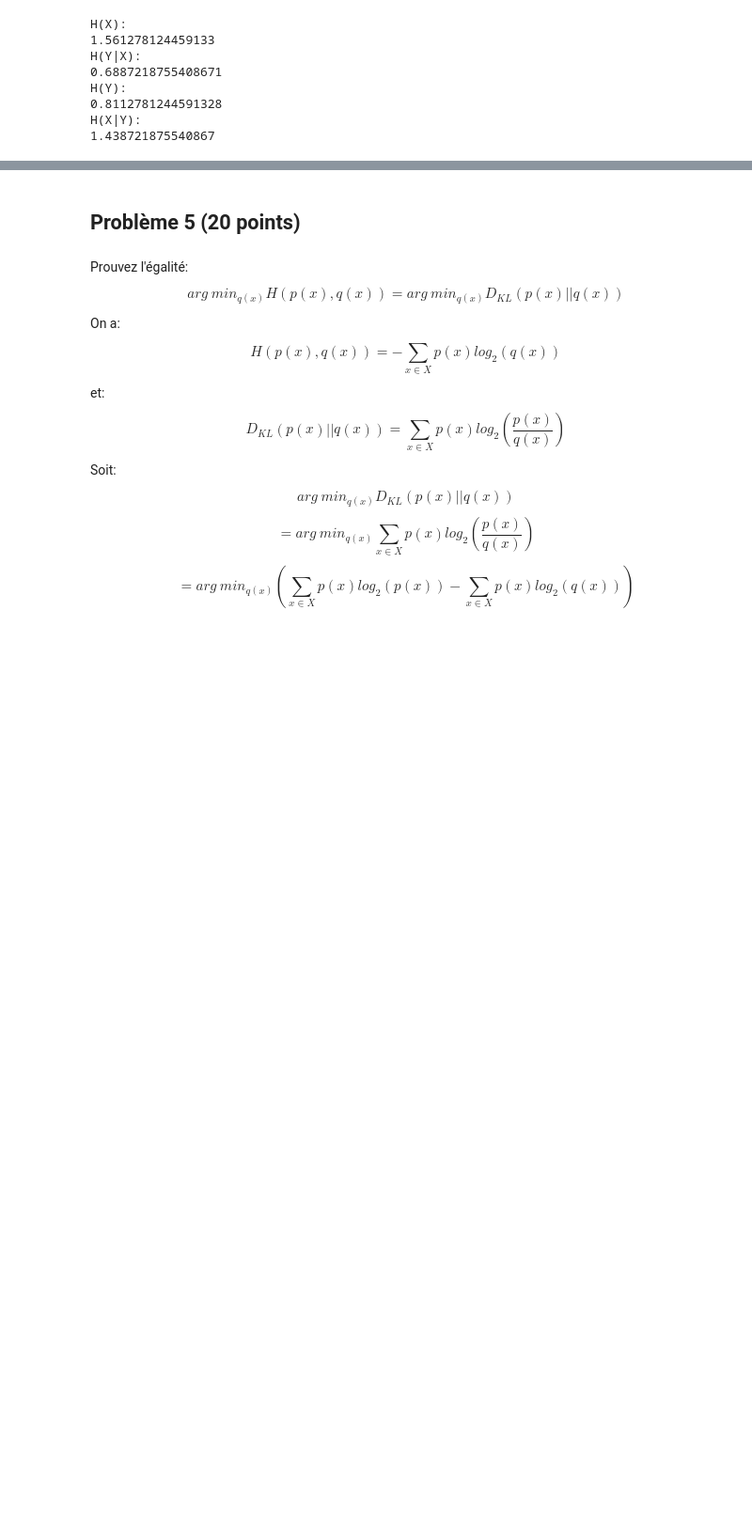
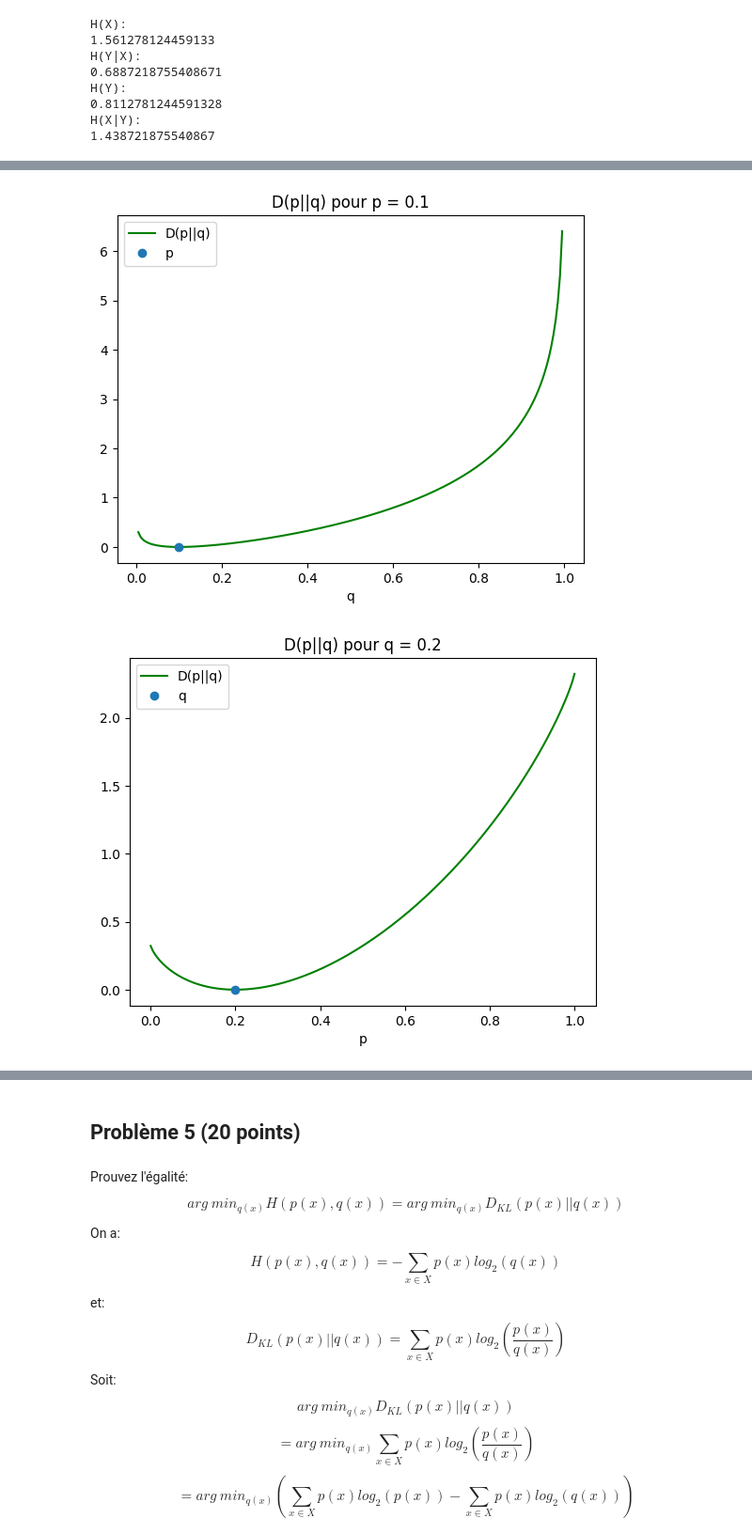
Before and after one commit to Arkanthara/information_theory_for_data_science_and_machine_learning, a Jupyter notebook: Michel_Donnet_Problem_Set_7.ipynb, the cells around one changed output, grey strips where cells are left out. Shown: that part at 94% size. Cells and saved outputs as stored; diff of their text form; code cells hidden in the pictures; blank space fills up the shorter version.

```diff
--- a/Michel_Donnet_Problem_Set_7.ipynb
+++ b/Michel_Donnet_Problem_Set_7.ipynb
@@ -91,8 +77,8 @@ $$p(Y = 1) = \frac{1}{4} + \frac{1}{4} + \frac{1}{4} = \frac{3}{4}$$
 # %%
 import numpy as np
 
-result = 1/4 * np.log2(4/3) + 1/2 * np.log2(8/9) + 1/4 * np.log2(4/3)
-print(result)
+I_X_Y = 1/4 * np.log2(4/3) + 1/2 * np.log2(8/9) + 1/4 * np.log2(4/3)
+print(I_X_Y)
 # %% [output]
 0.12255624891826565
 # %% [markdown]
@@ -156,0 +153,11 @@ print(0.8112781244591328 - 0.6887218755408671)
+# %%
+import numpy as np
+
+def divergence_KL(p, q, x):
+    result = 0
+    for i in np.arange(len(x)):
+        if (p(x[i]) != 0 and q(x[i]) != 0):
+            result += p(x[i])* np.log2(p(x[i])/q(x[i]))
+        elif (q(x[i]) == 0 and p(x[i]) != 0):
+            return np.inf
+    return result
@@ -156,0 +241,56 @@ print(0.8112781244591328 - 0.6887218755408671)
+# %%
+import matplotlib.pyplot as plt
+
+def print_graphiques(borne):
+    def make_function_density(p):
+        return lambda x: (p**x)*(1-p)**(1-x)
+
+    def borne_inf(p, q):
+        return (2 * (p - q)**2)*np.log2(np.exp(1))
+
+    x = [0, 1]
+    x_plot = np.linspace(0, 1, 200)
+    y_1 = []
+    y_2 = []
+    b_1 = []
+    b_2 = []
+    p = make_function_density(0.1)
+    q = make_function_density(0.2)
+    for i in np.arange(len(x_plot)):
+        y_1.append(divergence_KL(p, make_function_density(x_plot[i]), x))
+        y_2.append(divergence_KL(make_function_density(x_plot[i]), q, x))
+        b_1.append(borne_inf(0.1, x_plot[i]))
+        b_2.append(borne_inf(x_plot[i], 0.2))
+
+    if (borne):
+        plt.plot(x_plot, y_1, 'g-', label='D(p||q)')
+        plt.xlabel("q")
+        plt.title('D(p||q) pour p = 0.1')
+        plt.plot(0.1, 0, 'o', label='p')
+        plt.plot(x_plot, b_1, 'r-', label='Borne inférieure')
+        plt.legend()
+        plt.show()
+        plt.plot(x_plot, y_2, 'g-', label='D(p||q)')
+        plt.xlabel("p")
+        plt.title('D(p||q) pour q = 0.2')
+        plt.plot(0.2, 0, 'o', label='q')
+        plt.plot(x_plot, b_2, 'r-', label= 'Borne inférieure')
+        plt.legend()
+        plt.show()
+    else:
+        plt.plot(x_plot, y_1, 'g-', label='D(p||q)')
+        plt.xlabel("q")
+        plt.title('D(p||q) pour p = 0.1')
+        plt.plot(0.1, 0, 'o', label='p')
+        plt.legend()
+        plt.show()
+        plt.plot(x_plot, y_2, 'g-', label='D(p||q)')
+        plt.xlabel("p")
+        plt.title('D(p||q) pour q = 0.2')
+        plt.plot(0.2, 0, 'o', label='q')
+        plt.legend()
+        plt.show()
+print_graphiques(False)
+# %% [output]
+[figure, added]
+[figure, added]
```
Also changed, not shown: parts of 18 cells of this notebook.
